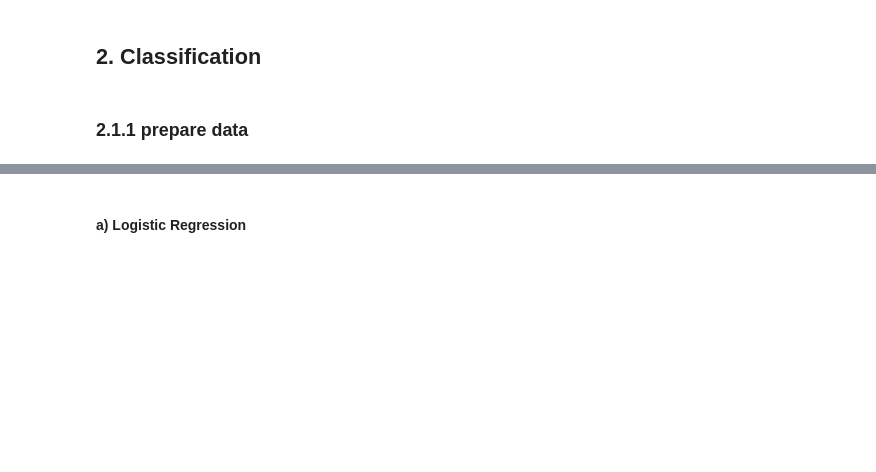
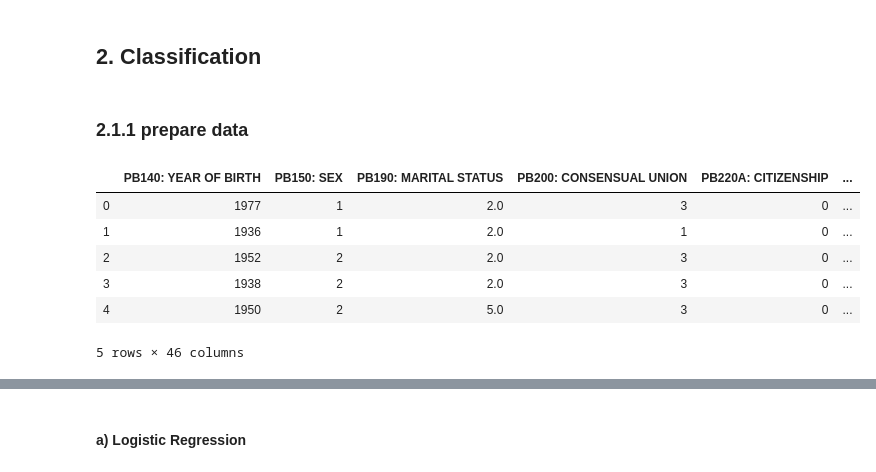
Before and after one commit to ta-data-lis/final-project, a Jupyter notebook: your-project/3_Machine Learning.ipynb, the cells around one changed output, grey strips where cells are left out. Cells and saved outputs as stored; diff of their text form; code cells hidden in the pictures; blank space fills up the shorter version.

```diff
--- a/your-project/3_Machine Learning.ipynb
+++ b/your-project/3_Machine Learning.ipynb
@@ -900,0 +1290,10 @@ ds_1.shape[0]-data.shape[0]
+# %%
+data[columns].head()
+# %% [output]
+|  | PB140: YEAR OF BIRTH | PB150: SEX | PB190: MARITAL STATUS | PB200: CONSENSUAL UNION | PB220A: CITIZENSHIP | ... |
+| 0 | 1977 | 1 | 2.0 | 3 | 0 | ... |
+| 1 | 1936 | 1 | 2.0 | 1 | 0 | ... |
+| 2 | 1952 | 2 | 2.0 | 3 | 0 | ... |
+| 3 | 1938 | 2 | 2.0 | 3 | 0 | ... |
+| 4 | 1950 | 2 | 5.0 | 3 | 0 | ... |
+5 rows × 46 columns
```
Also changed, not shown: parts of 75 cells of this notebook, 2 other files.
